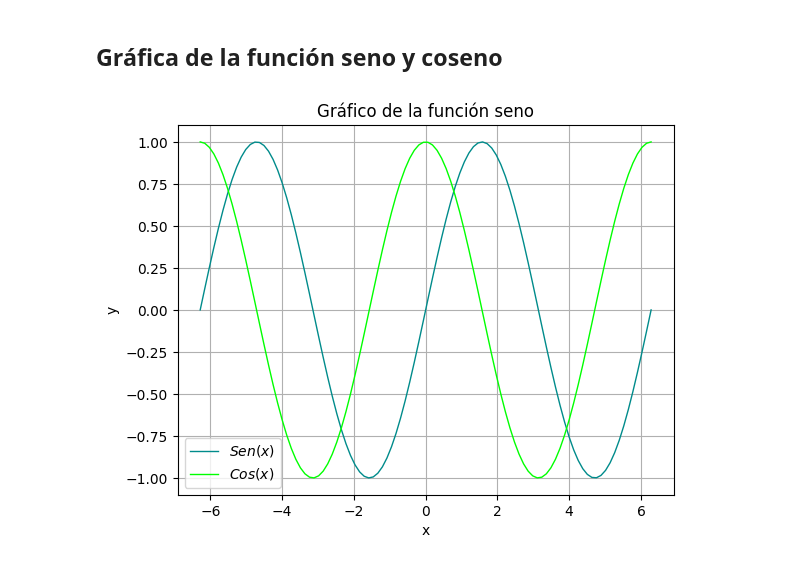
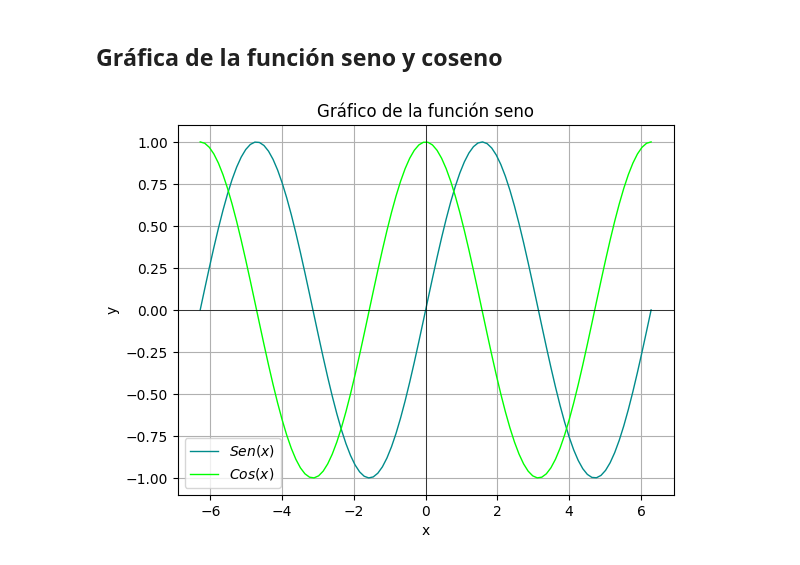
Before and after one commit to pjhh-ciencias/ProgramacionDOS2022, a Jupyter notebook: Python/S12.ipynb, the cells around one changed output. Drawn from its saved outputs; the diff is of its cells as text; code cells hidden in the pictures.

```diff
--- a/Python/S12.ipynb
+++ b/Python/S12.ipynb
@@ -882,24 +965,27 @@ print(particion)
 # %%
 import matplotlib.pyplot as plt
 import numpy as np
 
 def funcion(x):
     return np.sin(x)
 
 x = np.linspace(-2*np.pi, 2*np.pi, 100)
 y = funcion(x)
 z = np.cos(x)
 
 
 plt.plot(x, y, label="$Sen(x)$", color='darkcyan', linestyle = '-', linewidth =1  )
 plt.plot(x, z, label="$Cos(x)$", color='lime', linestyle = '-', linewidth =1  )
 plt.xlabel('x')
 plt.ylabel('y')
 plt.title('Gráfico de la función seno')
 plt.grid(True)
 
+plt.axhline(0, color='black', linewidth=0.5)  # Eje x
+plt.axvline(0, color='black', linewidth=0.5)  # Eje y
+
 plt.legend()
 # Mostrar el gráfico
 plt.show()
 # %% [output]
-[figure, old version]
+[figure, new version]
```
Also changed, not shown: parts of 5 cells of this notebook.
